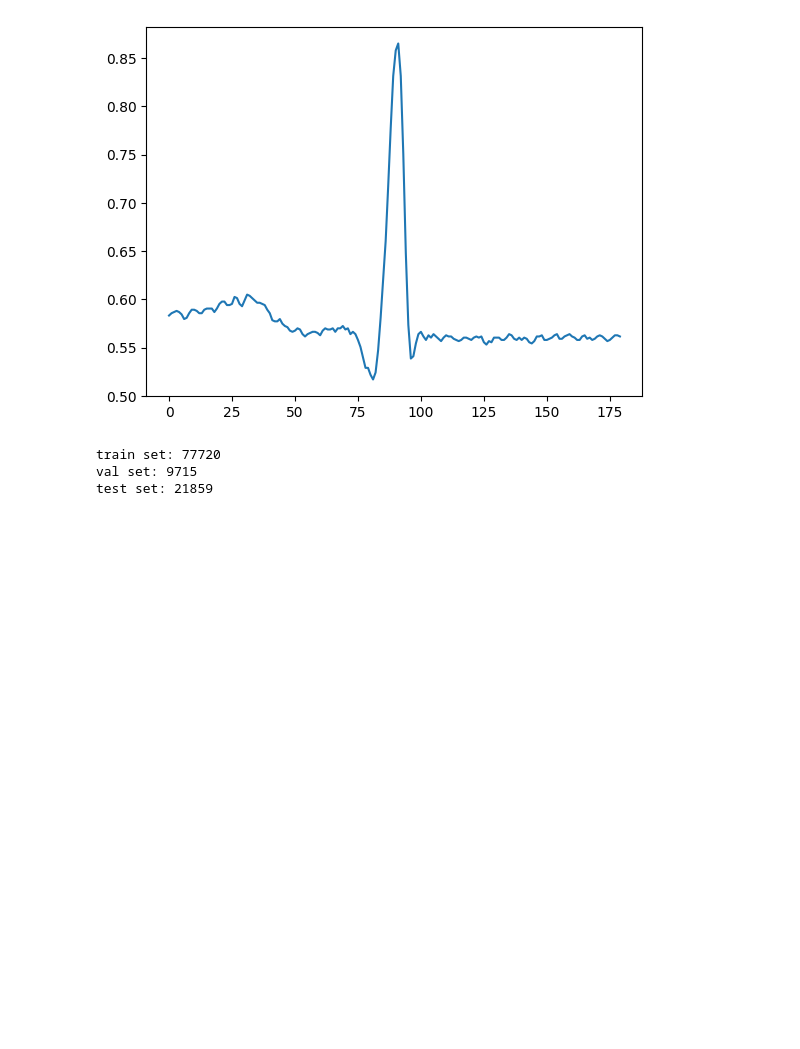
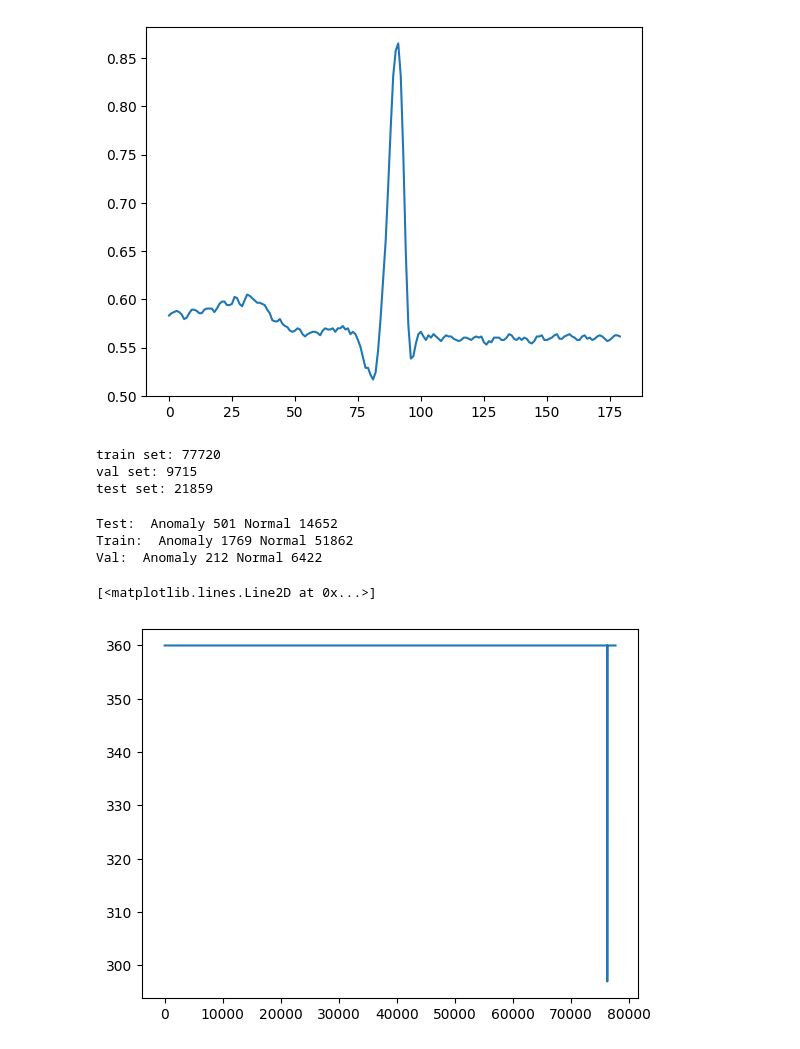
Before and after one commit to sjjtu/MAthesis, a Jupyter notebook: code/explore_mitbih.ipynb, the cells around one changed output. Saved outputs shown, nothing was run; the diff lists cells and outputs as text; code cells hidden in the pictures; blank space fills up the shorter version.

```diff
--- a/code/explore_mitbih.ipynb
+++ b/code/explore_mitbih.ipynb
@@ -192,12 +241,12 @@ ann_list[7]
 'A'
 [figure]
 # %%
-#X_train, X_test, y_train, y_test = train_test_split(df, ann_list, test_size=0.2, random_state=1)
-#X_train, X_val, y_train, y_val = train_test_split(X_train, y_train, test_size=0.1111, random_state=1)
+X_train, X_test, y_train, y_test = train_test_split(df, ann_list, test_size=0.2, random_state=1)
+X_train, X_val, y_train, y_val = train_test_split(X_train, y_train, test_size=0.1111, random_state=1)
 
-X_train, X_test = train_test_split(df, test_size=0.2, random_state=1)
+#X_train, X_test = train_test_split(df, test_size=0.2, random_state=1)
 
-X_train, X_val = train_test_split(X_train, test_size=0.1111, random_state=1)
+#X_train, X_val = train_test_split(X_train, test_size=0.1111, random_state=1)
 # %%
 print(f"train set: {len(X_train)}")
 print(f"val set: {len(X_val)}")
@@ -206,3 +255,16 @@ print(f"test set: {len(X_test)}")
 train set: 77720
 val set: 9715
 test set: 21859
+# %%
+print(f"Test:  Anomaly {y_test.count('A')} Normal {y_test.count('N')}")
+print(f"Train:  Anomaly {y_train.count('A')} Normal {y_train.count('N')}")
+print(f"Val:  Anomaly {y_val.count('A')} Normal {y_val.count('N')}")
+# %% [output]
+Test:  Anomaly 501 Normal 14652
+Train:  Anomaly 1769 Normal 51862
+Val:  Anomaly 212 Normal 6422
+# %%
+plt.plot([len(seq) for seq in X_train])
+# %% [output]
+[<matplotlib.lines.Line2D at 0x...>]
+[figure, added]
```
Also changed, not shown: parts of 17 cells of this notebook, 1 other file.
